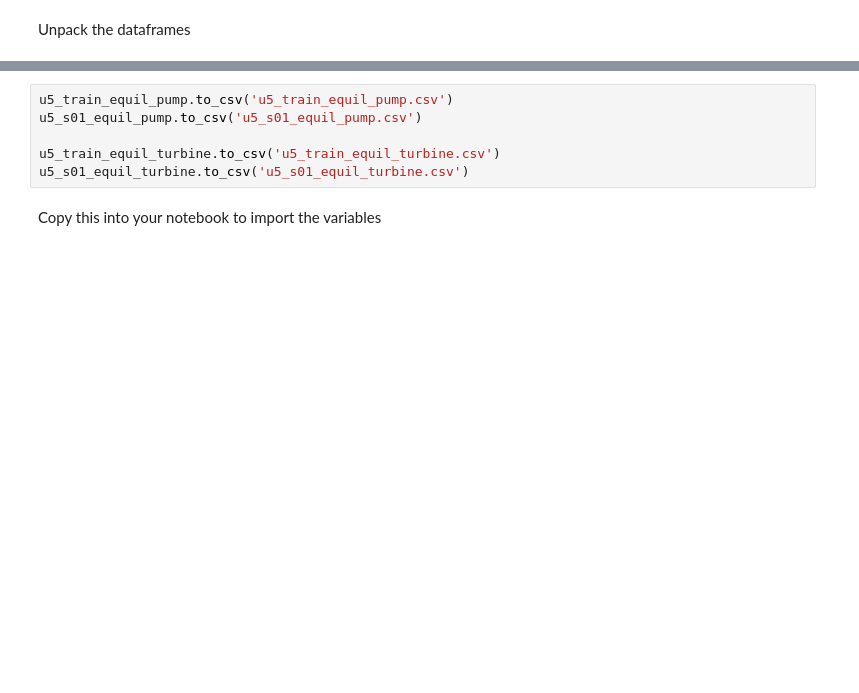
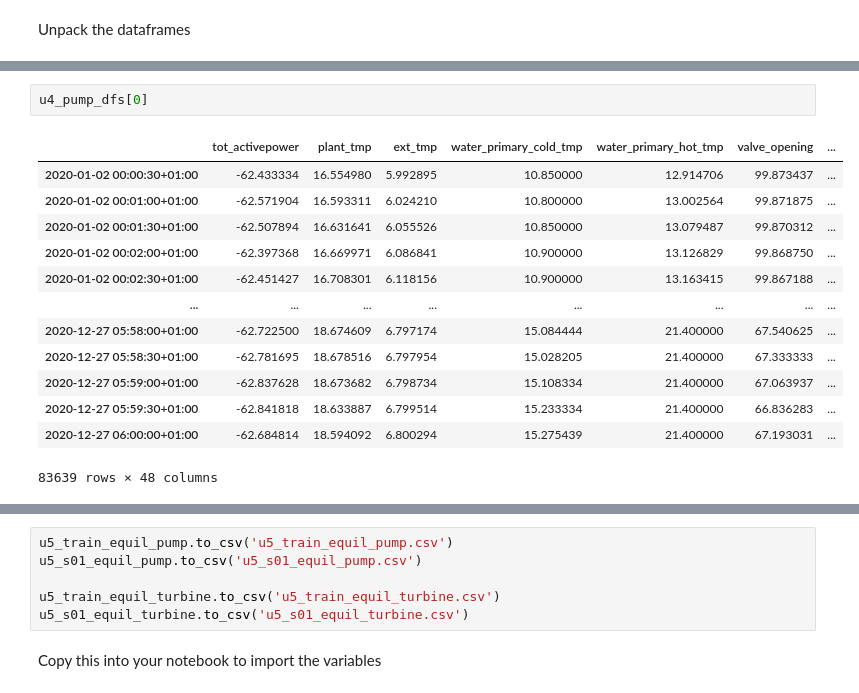
Before and after one commit to j0shcd/ml4pm-project, a Jupyter notebook: data_preprocessing.ipynb, the cells around one changed output, grey strips where cells are left out. Drawn from its saved outputs; the diff is of its cells as text; blank space fills up the shorter version.

```diff
--- a/data_preprocessing.ipynb
+++ b/data_preprocessing.ipynb
@@ -459,3 +513,19 @@ Unpack the dataframes
+# %%
+u4_pump_dfs[0]
+# %% [output]
+|  | tot_activepower | plant_tmp | ext_tmp | water_primary_cold_tmp | water_primary_hot_tmp | valve_opening | ... |
+| 2020-01-02 00:00:30+01:00 | -62.433334 | 16.554980 | 5.992895 | 10.850000 | 12.914706 | 99.873437 | ... |
+| 2020-01-02 00:01:00+01:00 | -62.571904 | 16.593311 | 6.024210 | 10.800000 | 13.002564 | 99.871875 | ... |
+| 2020-01-02 00:01:30+01:00 | -62.507894 | 16.631641 | 6.055526 | 10.850000 | 13.079487 | 99.870312 | ... |
+| 2020-01-02 00:02:00+01:00 | -62.397368 | 16.669971 | 6.086841 | 10.900000 | 13.126829 | 99.868750 | ... |
+| 2020-01-02 00:02:30+01:00 | -62.451427 | 16.708301 | 6.118156 | 10.900000 | 13.163415 | 99.867188 | ... |
+| ... | ... | ... | ... | ... | ... | ... | ... |
+| 2020-12-27 05:58:00+01:00 | -62.722500 | 18.674609 | 6.797174 | 15.084444 | 21.400000 | 67.540625 | ... |
+| 2020-12-27 05:58:30+01:00 | -62.781695 | 18.678516 | 6.797954 | 15.028205 | 21.400000 | 67.333333 | ... |
+| 2020-12-27 05:59:00+01:00 | -62.837628 | 18.673682 | 6.798734 | 15.108334 | 21.400000 | 67.063937 | ... |
+| 2020-12-27 05:59:30+01:00 | -62.841818 | 18.633887 | 6.799514 | 15.233334 | 21.400000 | 66.836283 | ... |
+| 2020-12-27 06:00:00+01:00 | -62.684814 | 18.594092 | 6.800294 | 15.275439 | 21.400000 | 67.193031 | ... |
+83639 rows × 48 columns
 # %%
 (u4_train_equil_pump, u4_test_equil_pump) = scaled_dfs_u4_pump
 (u4_train_equil_turbine, u4_test_equil_turbine) = scaled_dfs_u4_turbine
```
Also changed, not shown: parts of 25 cells of this notebook.
